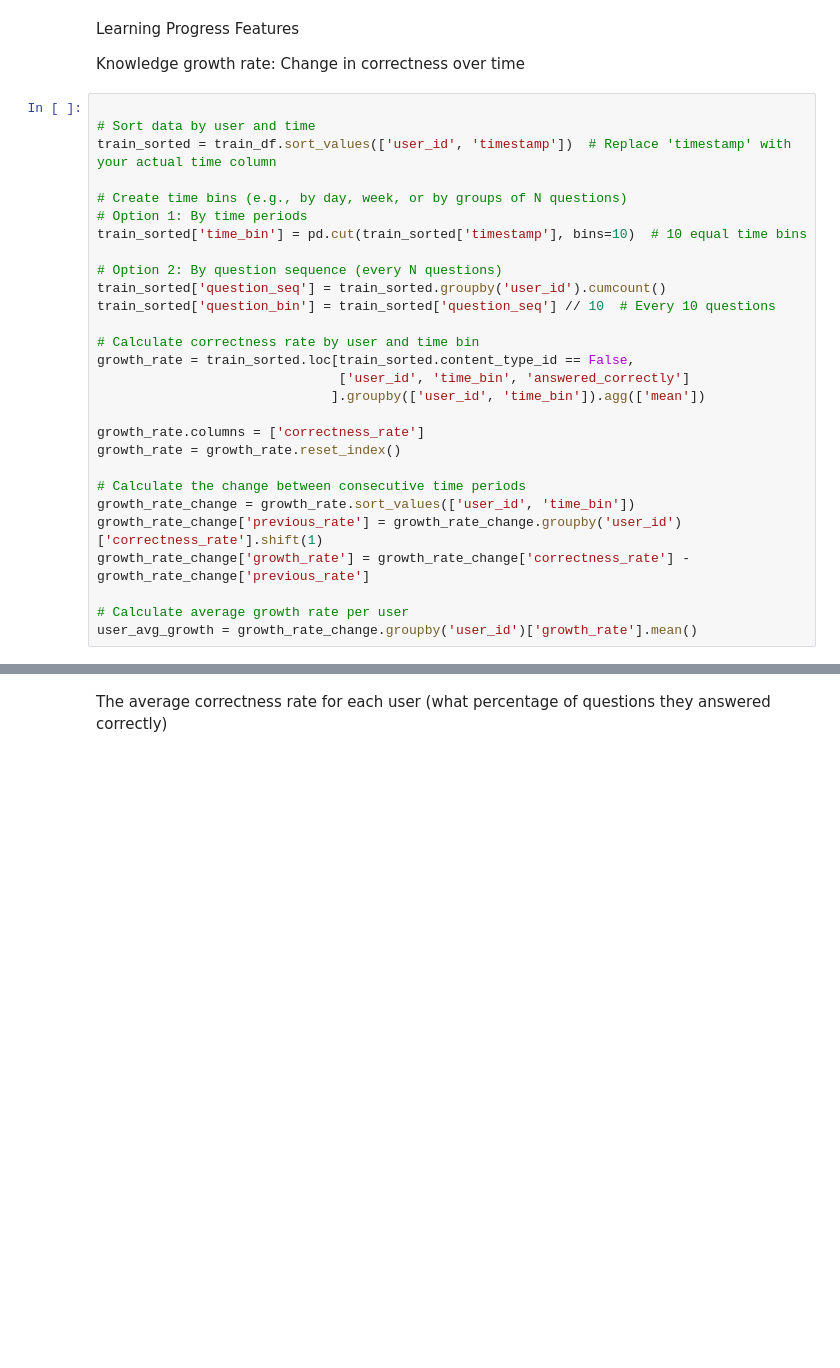
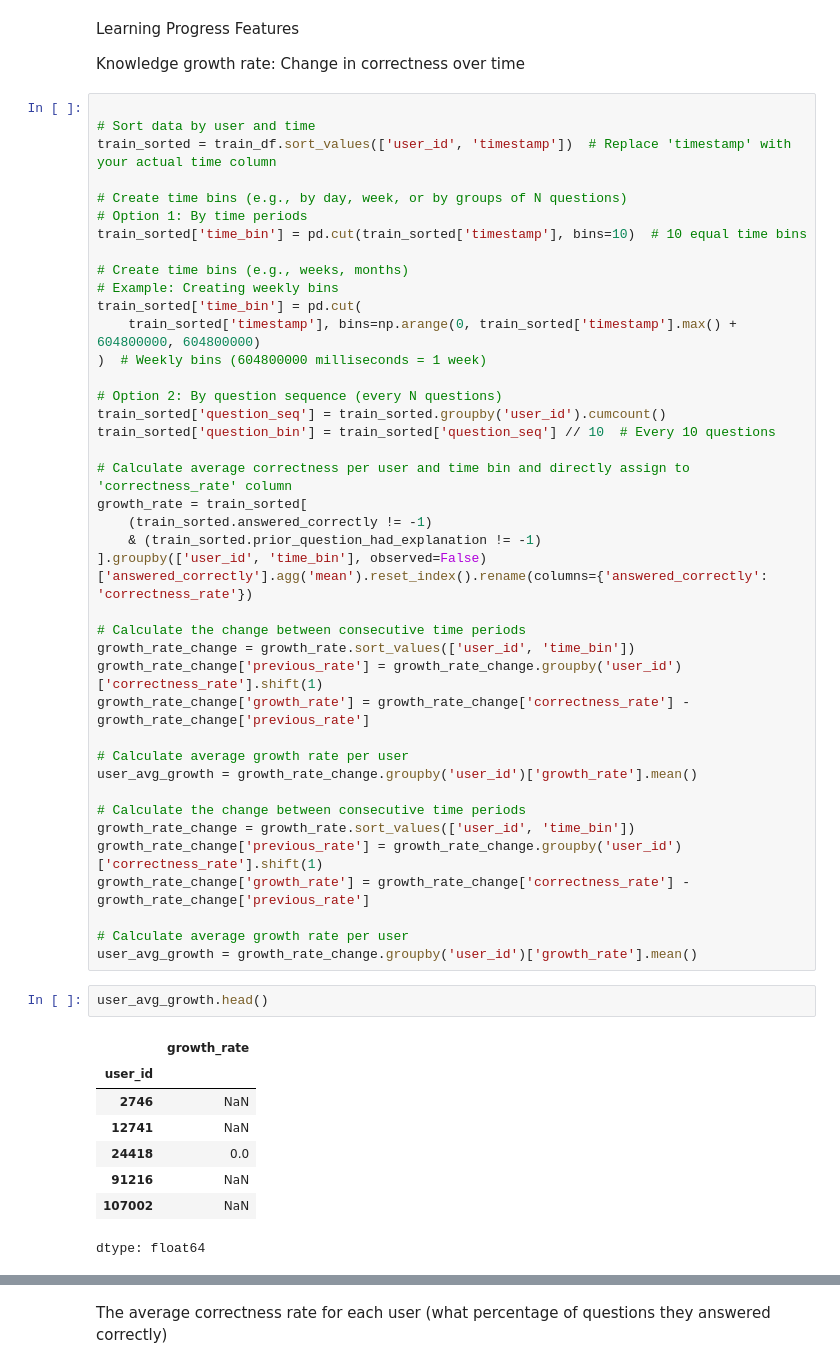
Before and after one commit to theresaskruzna/riiid_knowledge_tracing, a Jupyter notebook: 01_EDA.ipynb, the cells around one changed output, grey strips where cells are left out. Saved outputs shown, nothing was run; the diff lists cells and outputs as text; blank space fills up the shorter version.

```diff
--- a/01_EDA.ipynb
+++ b/01_EDA.ipynb
@@ -1308,17 +1419,21 @@ train_sorted = train_df.sort_values(['user_id', 'timestamp'])  # Replace 'timest
 # Option 1: By time periods
 train_sorted['time_bin'] = pd.cut(train_sorted['timestamp'], bins=10)  # 10 equal time bins
 
+# Create time bins (e.g., weeks, months)
+# Example: Creating weekly bins
+train_sorted['time_bin'] = pd.cut(
+    train_sorted['timestamp'], bins=np.arange(0, train_sorted['timestamp'].max() + 604800000, 604800000)
+)  # Weekly bins (604800000 milliseconds = 1 week)
+
 # Option 2: By question sequence (every N questions)
 train_sorted['question_seq'] = train_sorted.groupby('user_id').cumcount()
 train_sorted['question_bin'] = train_sorted['question_seq'] // 10  # Every 10 questions
 
-# Calculate correctness rate by user and time bin
-growth_rate = train_sorted.loc[train_sorted.content_type_id == False,
-                               ['user_id', 'time_bin', 'answered_correctly']
-                              ].groupby(['user_id', 'time_bin']).agg(['mean'])
-
-growth_rate.columns = ['correctness_rate']
-growth_rate = growth_rate.reset_index()
+# Calculate average correctness per user and time bin and directly assign to 'correctness_rate' column
+growth_rate = train_sorted[
+    (train_sorted.answered_correctly != -1)
+    & (train_sorted.prior_question_had_explanation != -1)
+].groupby(['user_id', 'time_bin'], observed=False)['answered_correctly'].agg('mean').reset_index().rename(columns={'answered_correctly': 'correctness_rate'})
 
 # Calculate the change between consecutive time periods
 growth_rate_change = growth_rate.sort_values(['user_id', 'time_bin'])
@@ -1327,3 +1442,22 @@ growth_rate_change['growth_rate'] = growth_rate_change['correctness_rate'] - gro
 
 # Calculate average growth rate per user
 user_avg_growth = growth_rate_change.groupby('user_id')['growth_rate'].mean()
+
+# Calculate the change between consecutive time periods
+growth_rate_change = growth_rate.sort_values(['user_id', 'time_bin'])
+growth_rate_change['previous_rate'] = growth_rate_change.groupby('user_id')['correctness_rate'].shift(1)
+growth_rate_change['growth_rate'] = growth_rate_change['correctness_rate'] - growth_rate_change['previous_rate']
+
+# Calculate average growth rate per user
+user_avg_growth = growth_rate_change.groupby('user_id')['growth_rate'].mean()
+# %%
+user_avg_growth.head()
+# %% [output]
+|  | growth_rate |
+| user_id |  |
+| 2746 | NaN |
+| 12741 | NaN |
+| 24418 | 0.0 |
+| 91216 | NaN |
+| 107002 | NaN |
+dtype: float64
```
Also changed, not shown: parts of 36 cells of this notebook.
